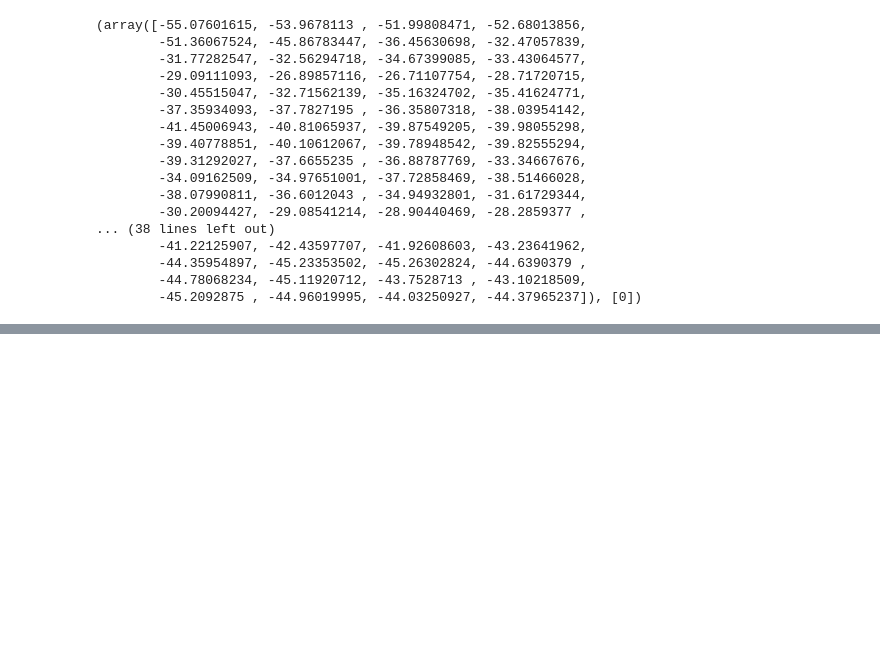
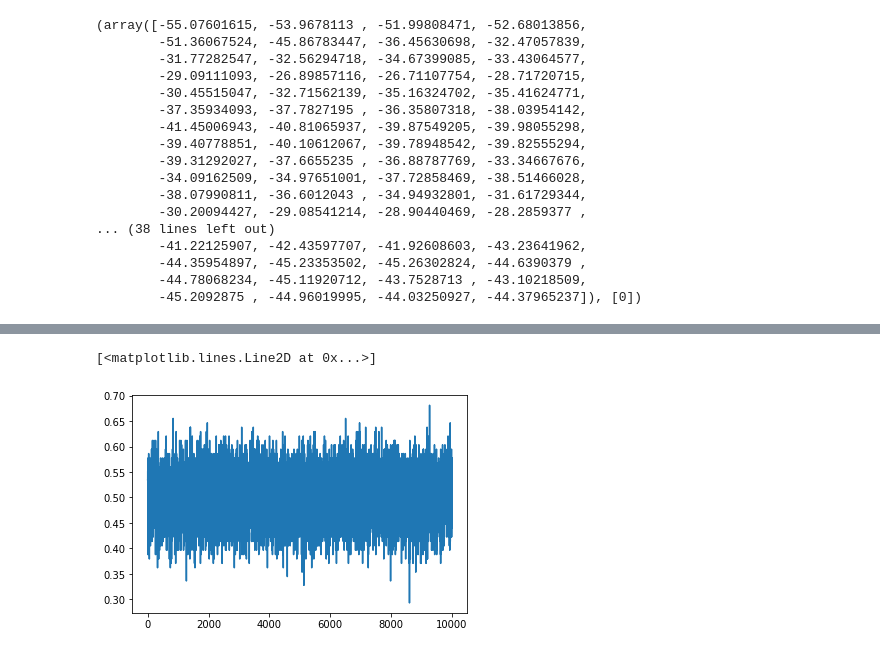
Before and after one commit to JosephGolubchik/Deep-Learning-Project, a Jupyter notebook: Prototype-Copy1.ipynb, the cells around one changed output, grey strips where cells are left out. Drawn from its saved outputs; the diff is of its cells as text; code cells hidden in the pictures; blank space fills up the shorter version.

```diff
--- a/Prototype-Copy1.ipynb
+++ b/Prototype-Copy1.ipynb
@@ -204,0 +209,5 @@ plt.plot(loss_history_test)
+# %%
+plt.plot(accuracy_history)
+# %% [output]
+[<matplotlib.lines.Line2D at 0x...>]
+[figure, added]
```
Also changed, not shown: parts of 5 cells of this notebook, 4 other files.
